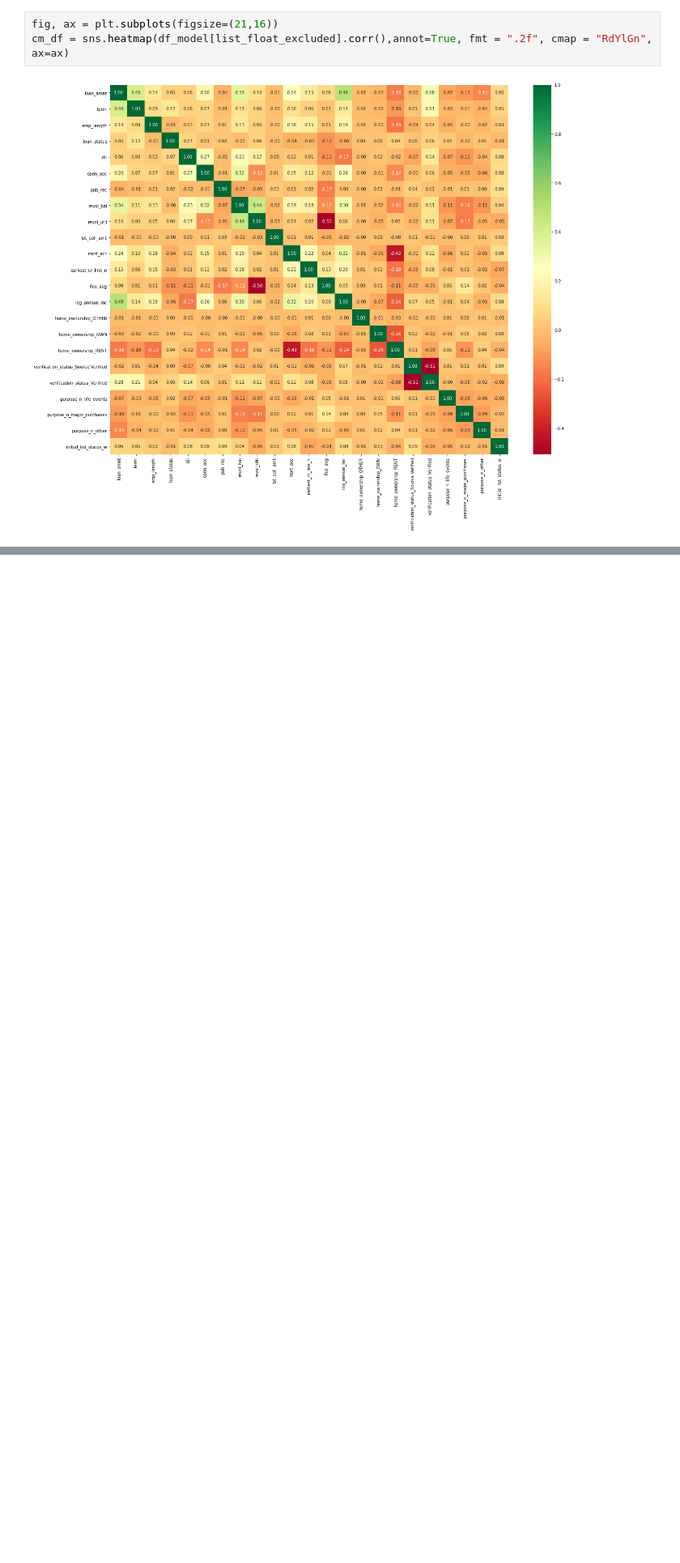
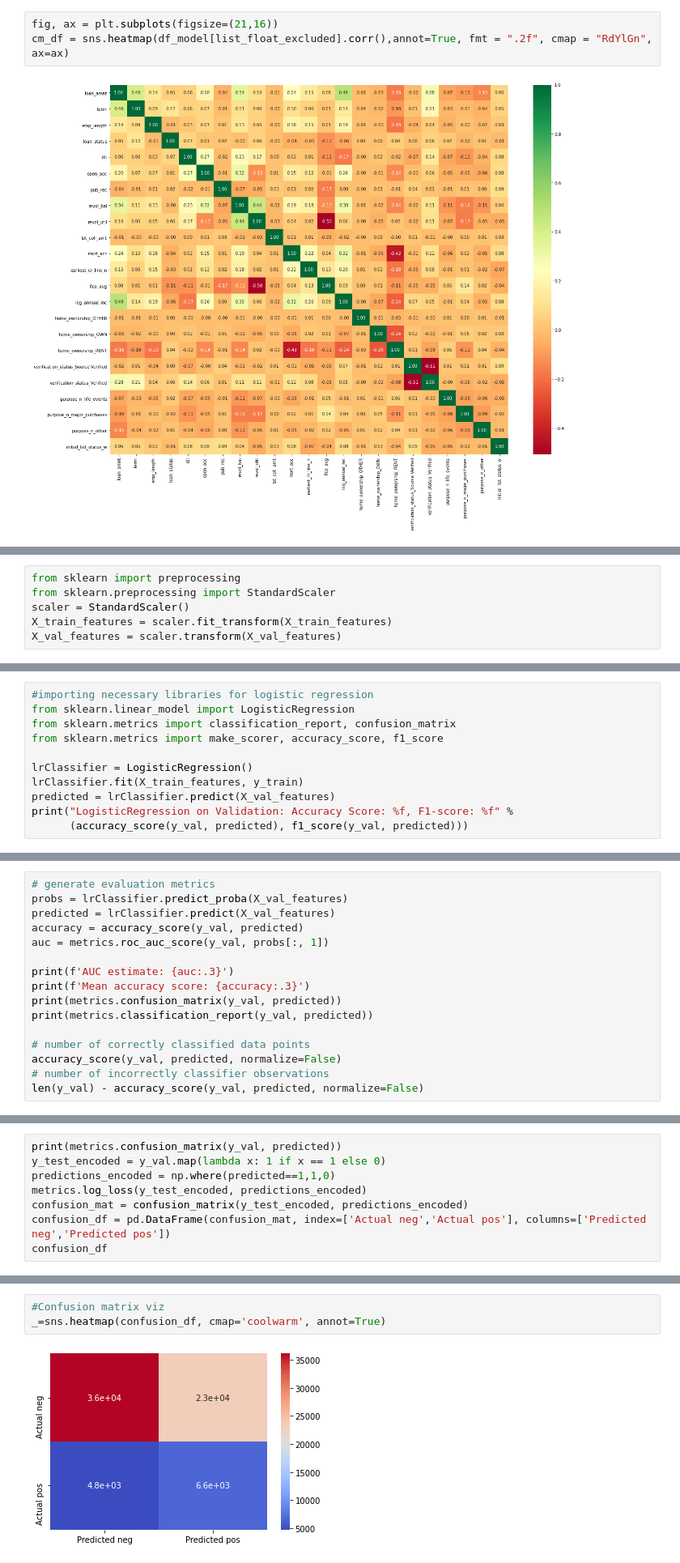
Before and after one commit to solharsh/Lending_Club_Analysis_and_Modeling, a Jupyter notebook: Lending_Club_Modeling.ipynb, the cells around one changed output, grey strips where cells are left out. Shown at 81% size. Cells and saved outputs as stored; diff of their text form; blank space fills up the shorter version.

```diff
--- a/Lending_Club_Modeling.ipynb
+++ b/Lending_Club_Modeling.ipynb
@@ -203,0 +271,6 @@ cm_df = sns.heatmap(df_model[list_float_excluded].corr(),annot=True, fmt = ".2f"
+# %%
+from sklearn import preprocessing
+from sklearn.preprocessing import StandardScaler
+scaler = StandardScaler()
+X_train_features = scaler.fit_transform(X_train_features)
+X_val_features = scaler.transform(X_val_features)
@@ -203,0 +283,11 @@ cm_df = sns.heatmap(df_model[list_float_excluded].corr(),annot=True, fmt = ".2f"
+# %%
+#importing necessary libraries for logistic regression
+from sklearn.linear_model import LogisticRegression
+from sklearn.metrics import classification_report, confusion_matrix
+from sklearn.metrics import make_scorer, accuracy_score, f1_score
+
+lrClassifier = LogisticRegression()
+lrClassifier.fit(X_train_features, y_train)
+predicted = lrClassifier.predict(X_val_features)
+print("LogisticRegression on Validation: Accuracy Score: %f, F1-score: %f" %
+      (accuracy_score(y_val, predicted), f1_score(y_val, predicted)))
@@ -203,0 +296,16 @@ cm_df = sns.heatmap(df_model[list_float_excluded].corr(),annot=True, fmt = ".2f"
+# %%
+# generate evaluation metrics
+probs = lrClassifier.predict_proba(X_val_features)
+predicted = lrClassifier.predict(X_val_features)
+accuracy = accuracy_score(y_val, predicted)
+auc = metrics.roc_auc_score(y_val, probs[:, 1])
+
+print(f'AUC estimate: {auc:.3}')
+print(f'Mean accuracy score: {accuracy:.3}')
+print(metrics.confusion_matrix(y_val, predicted))
+print(metrics.classification_report(y_val, predicted))
+
+# number of correctly classified data points
+accuracy_score(y_val, predicted, normalize=False)
+# number of incorrectly classifier observations
+len(y_val) - accuracy_score(y_val, predicted, normalize=False)
@@ -203,0 +326,8 @@ cm_df = sns.heatmap(df_model[list_float_excluded].corr(),annot=True, fmt = ".2f"
+# %%
+print(metrics.confusion_matrix(y_val, predicted))
+y_test_encoded = y_val.map(lambda x: 1 if x == 1 else 0)
+predictions_encoded = np.where(predicted==1,1,0)
+metrics.log_loss(y_test_encoded, predictions_encoded)
+confusion_mat = confusion_matrix(y_test_encoded, predictions_encoded)
+confusion_df = pd.DataFrame(confusion_mat, index=['Actual neg','Actual pos'], columns=['Predicted neg','Predicted pos'])
+confusion_df
@@ -203,0 +340,5 @@ cm_df = sns.heatmap(df_model[list_float_excluded].corr(),annot=True, fmt = ".2f"
+# %%
+#Confusion matrix viz
+_=sns.heatmap(confusion_df, cmap='coolwarm', annot=True)
+# %% [output]
+[figure, added]
```
Also changed, not shown: parts of 131 cells of this notebook.
